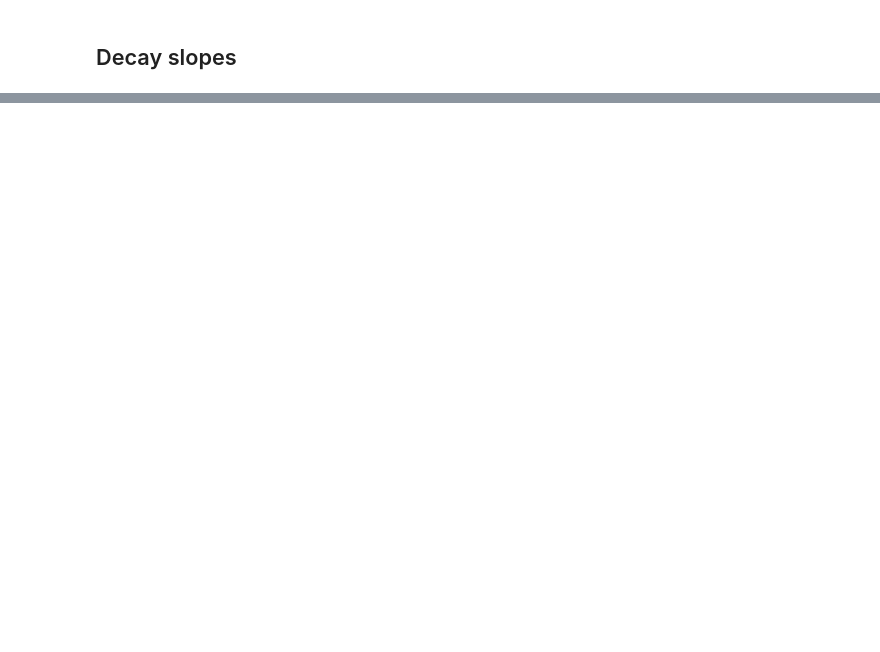
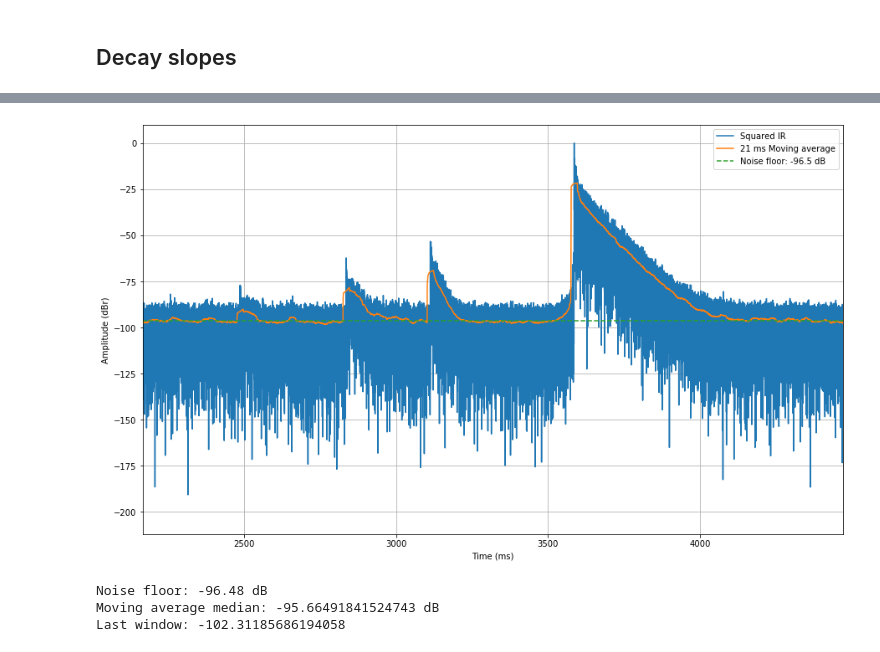
Before and after one commit to jaakkopasanen/Impulcifer, a Jupyter notebook: research/reverberation-management/lundeby.ipynb, the cells around one changed output, grey strips where cells are left out. Cells and saved outputs as stored; diff of their text form; code cells hidden in the pictures; blank space fills up the shorter version.

```diff
--- a/research/reverberation-management/lundeby.ipynb
+++ b/research/reverberation-management/lundeby.ipynb
@@ -200,0 +227,30 @@ plt.show()
+# %%
+sq2 = ir.data ** 2
+avg2 = running_mean(sq2, w)
+sq2 = 10 * np.log10(sq2)
+avg2 = 10 * np.log10(avg2)
+fig, ax = plt.subplots()
+fig.set_size_inches(15, 9)
+ax.plot(t * 1000, sq2, label='Squared IR')
+ax.plot(t[w // 2:-(w // 2 - 1)] * 1000, avg2, label=f'{wd*1000:.0f} ms Moving average')
+ax.plot([0, tw[-1] * 1000], [noise_floor, noise_floor], linestyle='--', label=f'Noise floor: {noise_floor:.1f} dB')
+ax.grid()
+ax.legend(loc='upper right')
+ax.set_xlabel('Time (ms)')
+ax.set_ylabel('Amplitude (dBr)')
+ax.set_xlim([
+    (peak_time - 3 * estimator.duration / estimator.n_octaves) * 1000,  # 3 octaves before peak
+    #ir.duration() * 1000
+    (peak_time + 2 * crosspoint_time) * 1000
+])
+plt.show()
+# %% [output]
+[figure, added]
+# %%
+print(f'Noise floor: {noise_floor:.2f} dB')
+print(f'Moving average median: {np.median(windows[crosspoint_index:crosspoint_index + 20])} dB')
+print(f'Last window: {windows[-1]}')
+# %% [output]
+Noise floor: -96.48 dB
+Moving average median: -95.66491841524743 dB
+Last window: -102.31185686194058
```
Also changed, not shown: parts of 9 cells of this notebook.
